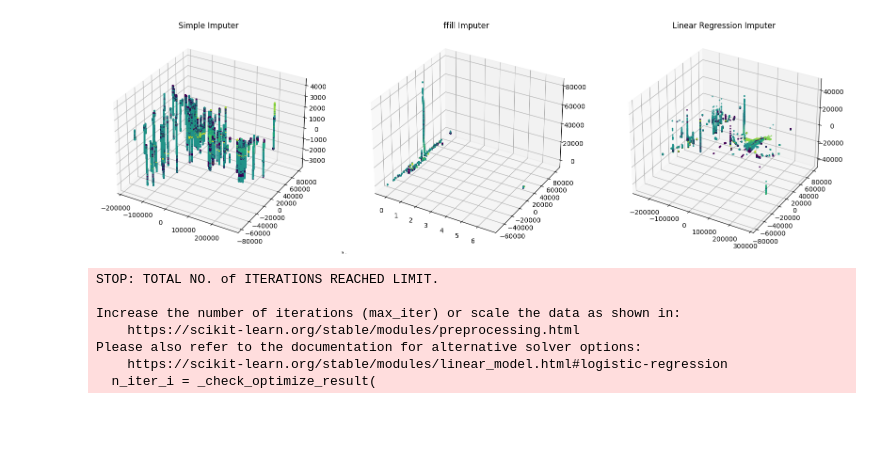
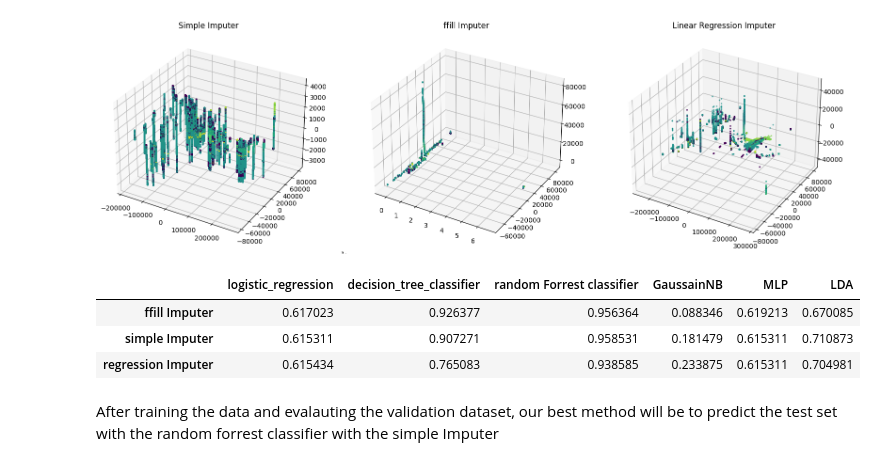
Before and after one commit to nathandsouza10/FORCE-2020-ML-competition, a Jupyter notebook: FORCE-ML-2020-competition.ipynb, the cells around one changed output. Drawn from its saved outputs; the diff is of its cells as text; code cells hidden in the pictures; blank space fills up the shorter version.

```diff
--- a/FORCE-ML-2020-competition.ipynb
+++ b/FORCE-ML-2020-competition.ipynb
@@ -7,13 +139,13 @@ l = Lithology(filename='./train/train.csv', target_var='FORCE_2020_LITHOFACIES_L
 l.explore_imputed_data()
 # %% [output]
 [figure]
-# %%
-l.perform_and_evaluate()
-# %% [output]
-STOP: TOTAL NO. of ITERATIONS REACHED LIMIT.
-
-Increase the number of iterations (max_iter) or scale the data as shown in:
-    https://scikit-learn.org/stable/modules/preprocessing.html
-Please also refer to the documentation for alternative solver options:
-    https://scikit-learn.org/stable/modules/linear_model.html#logistic-regression
-  n_iter_i = _check_optimize_result(
+# %%
+validation_scores = l.perform_and_evaluate()
+validation_scores
+# %% [output]
+|  | logistic_regression | decision_tree_classifier | random Forrest classifier | GaussainNB | MLP | LDA |
+| ffill Imputer | 0.617023 | 0.926377 | 0.956364 | 0.088346 | 0.619213 | 0.670085 |
+| simple Imputer | 0.615311 | 0.907271 | 0.958531 | 0.181479 | 0.615311 | 0.710873 |
+| regression Imputer | 0.615434 | 0.765083 | 0.938585 | 0.233875 | 0.615311 | 0.704981 |
+# %% [markdown]
+After training the data and evalauting the validation dataset, our best method will be to predict the test set with the random forrest classifier with the simple Imputer
```
Also changed, not shown: parts of 4 cells of this notebook, 1 other file.
